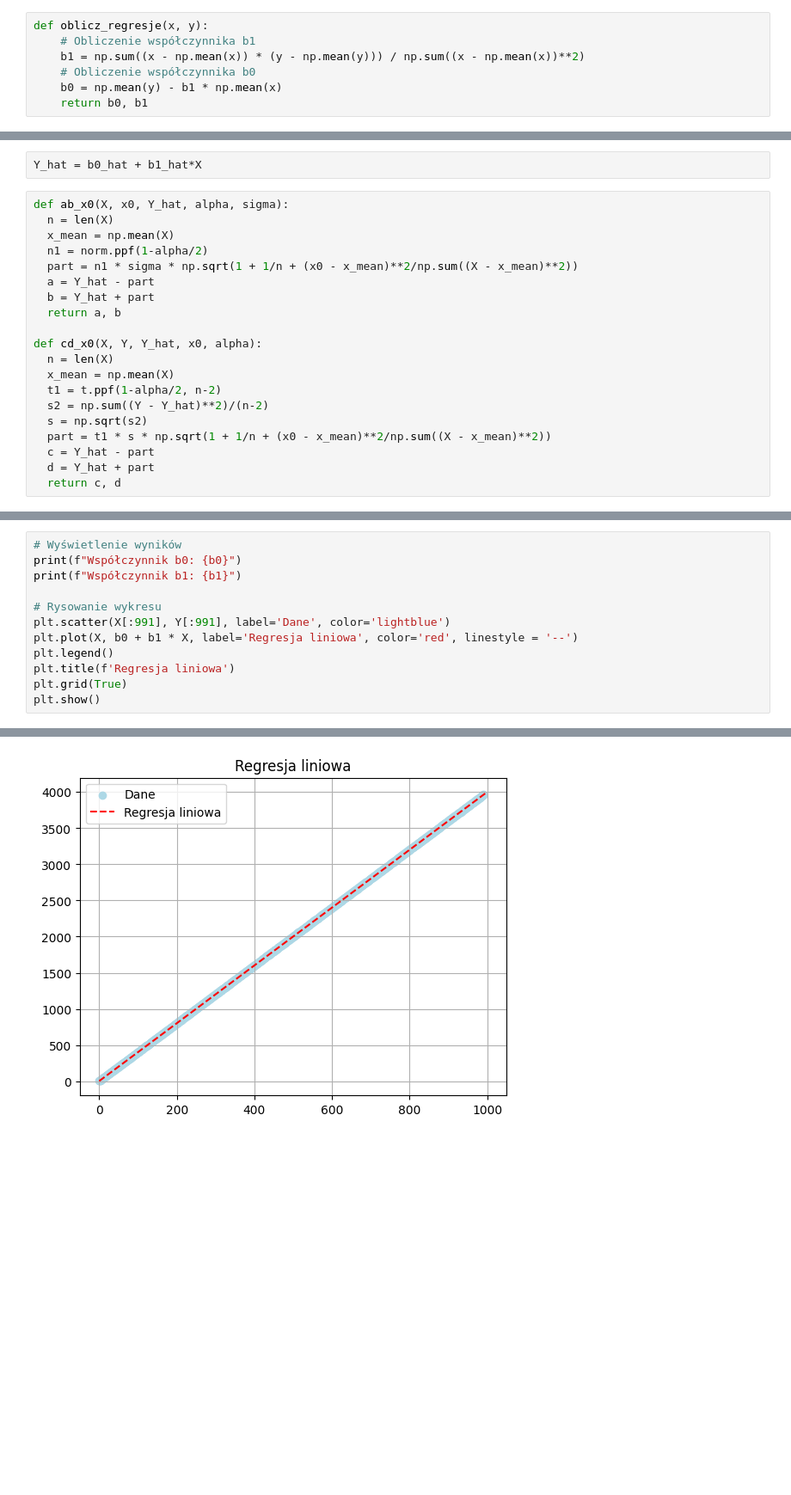
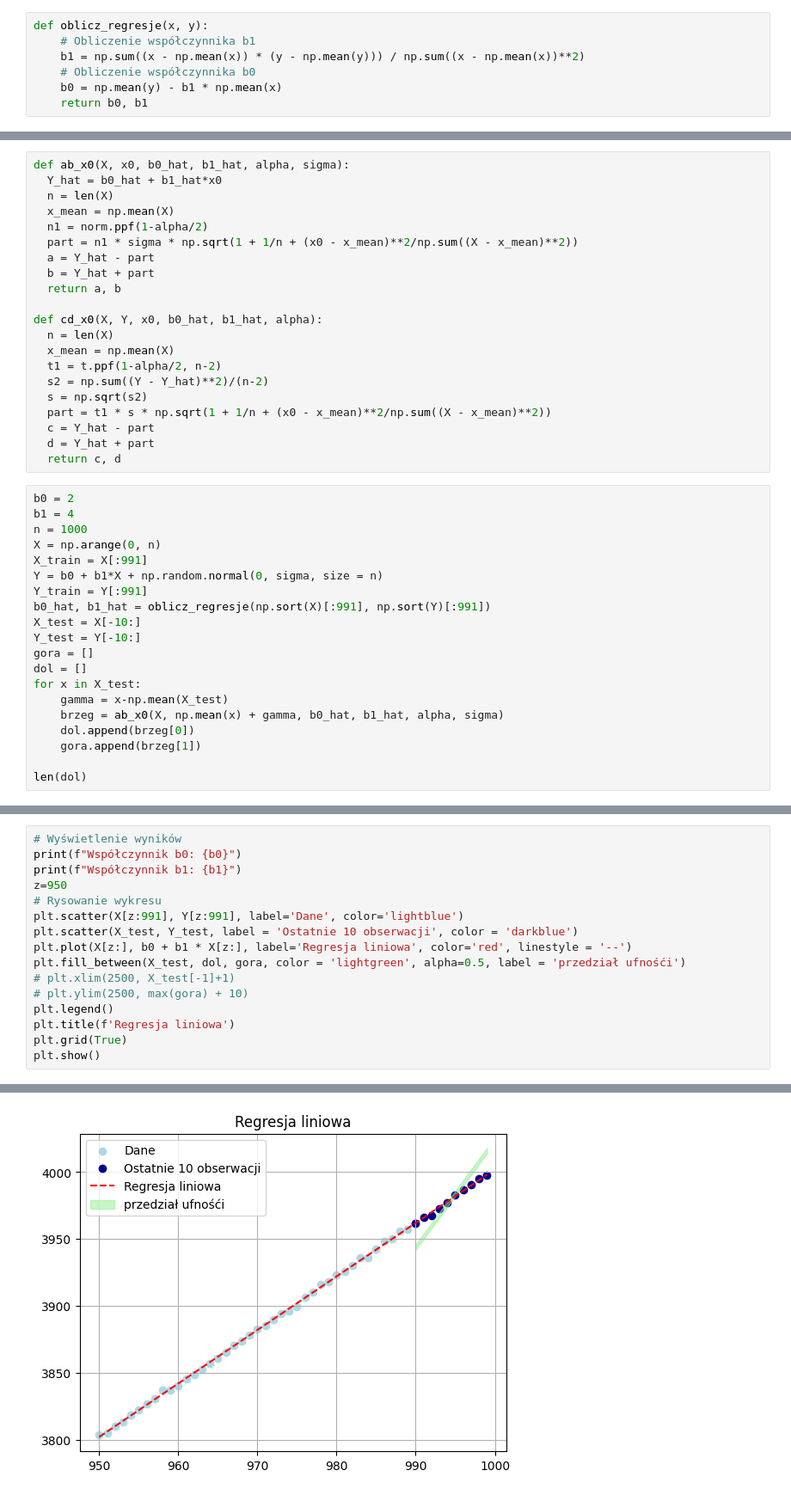
Before and after one commit to MariaNowacka/kaszcz, a Jupyter notebook: lista3/l3_kaszcz.ipynb, the cells around one changed output, grey strips where cells are left out. Shown at 86% size. Saved outputs shown, nothing was run; the diff lists cells and outputs as text; blank space fills up the shorter version.

```diff
--- a/lista3/l3_kaszcz.ipynb
+++ b/lista3/l3_kaszcz.ipynb
@@ -456,7 +448,6 @@ b0_hat, b1_hat = oblicz_regresje(np.sort(X)[:991], np.sort(Y)[:991])
-# %%
-Y_hat = b0_hat + b1_hat*X
 # %%
-def ab_x0(X, x0, Y_hat, alpha, sigma):
+def ab_x0(X, x0, b0_hat, b1_hat, alpha, sigma):
+  Y_hat = b0_hat + b1_hat*x0
   n = len(X)
   x_mean = np.mean(X)
   n1 = norm.ppf(1-alpha/2)
@@ -465,7 +456,7 @@ def ab_x0(X, x0, Y_hat, alpha, sigma):
   b = Y_hat + part
   return a, b
 
-def cd_x0(X, Y, Y_hat, x0, alpha):
+def cd_x0(X, Y, x0, b0_hat, b1_hat, alpha):
   n = len(X)
   x_mean = np.mean(X)
   t1 = t.ppf(1-alpha/2, n-2)
@@ -475,3 +466,23 @@ def cd_x0(X, Y, Y_hat, x0, alpha):
   c = Y_hat - part
   d = Y_hat + part
   return c, d
+# %%
+b0 = 2
+b1 = 4
+n = 1000
+X = np.arange(0, n)
+X_train = X[:991]
+Y = b0 + b1*X + np.random.normal(0, sigma, size = n)
+Y_train = Y[:991]
+b0_hat, b1_hat = oblicz_regresje(np.sort(X)[:991], np.sort(Y)[:991])
+X_test = X[-10:]
+Y_test = Y[-10:]
+gora = []
+dol = []
+for x in X_test:
+    gamma = x-np.mean(X_test)
+    brzeg = ab_x0(X, np.mean(x) + gamma, b0_hat, b1_hat, alpha, sigma)
+    dol.append(brzeg[0])
+    gora.append(brzeg[1])
+
+len(dol)
@@ -478,16 +491,20 @@ def cd_x0(X, Y, Y_hat, x0, alpha):
 # %%
 # Wyświetlenie wyników
 print(f"Współczynnik b0: {b0}")
 print(f"Współczynnik b1: {b1}")
-
+z=950
 # Rysowanie wykresu
-plt.scatter(X[:991], Y[:991], label='Dane', color='lightblue')
-plt.plot(X, b0 + b1 * X, label='Regresja liniowa', color='red', linestyle = '--')
+plt.scatter(X[z:991], Y[z:991], label='Dane', color='lightblue')
+plt.scatter(X_test, Y_test, label = 'Ostatnie 10 obserwacji', color = 'darkblue')
+plt.plot(X[z:], b0 + b1 * X[z:], label='Regresja liniowa', color='red', linestyle = '--')
+plt.fill_between(X_test, dol, gora, color = 'lightgreen', alpha=0.5, label = 'przedział ufnośći')
+# plt.xlim(2500, X_test[-1]+1)
+# plt.ylim(2500, max(gora) + 10)
 plt.legend()
 plt.title(f'Regresja liniowa')
 plt.grid(True)
 plt.show()
 # %% [output]
 Współczynnik b0: 2
 Współczynnik b1: 4
-[figure, old version]
+[figure, new version]
```
Also changed, not shown: parts of 3 cells of this notebook.
